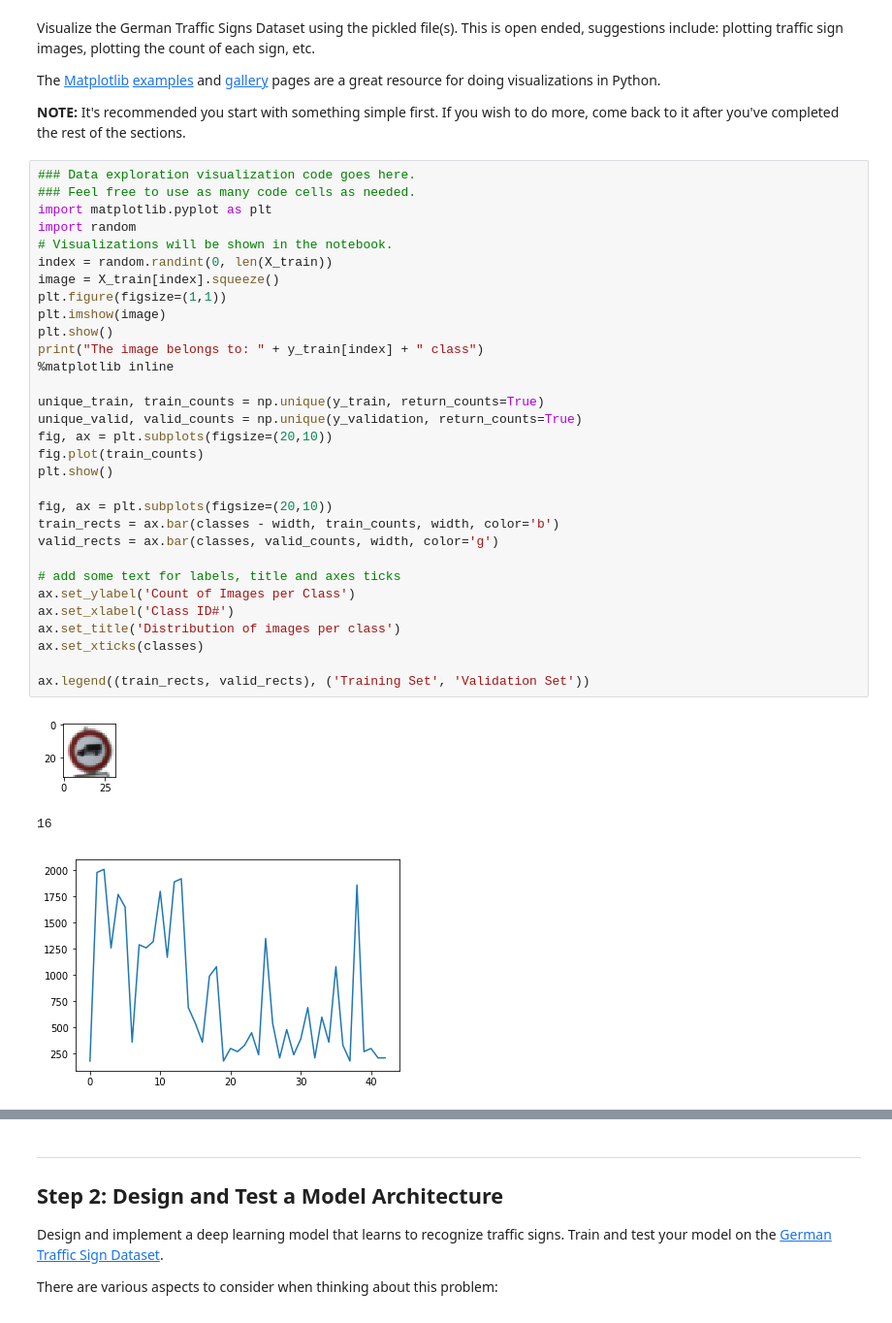
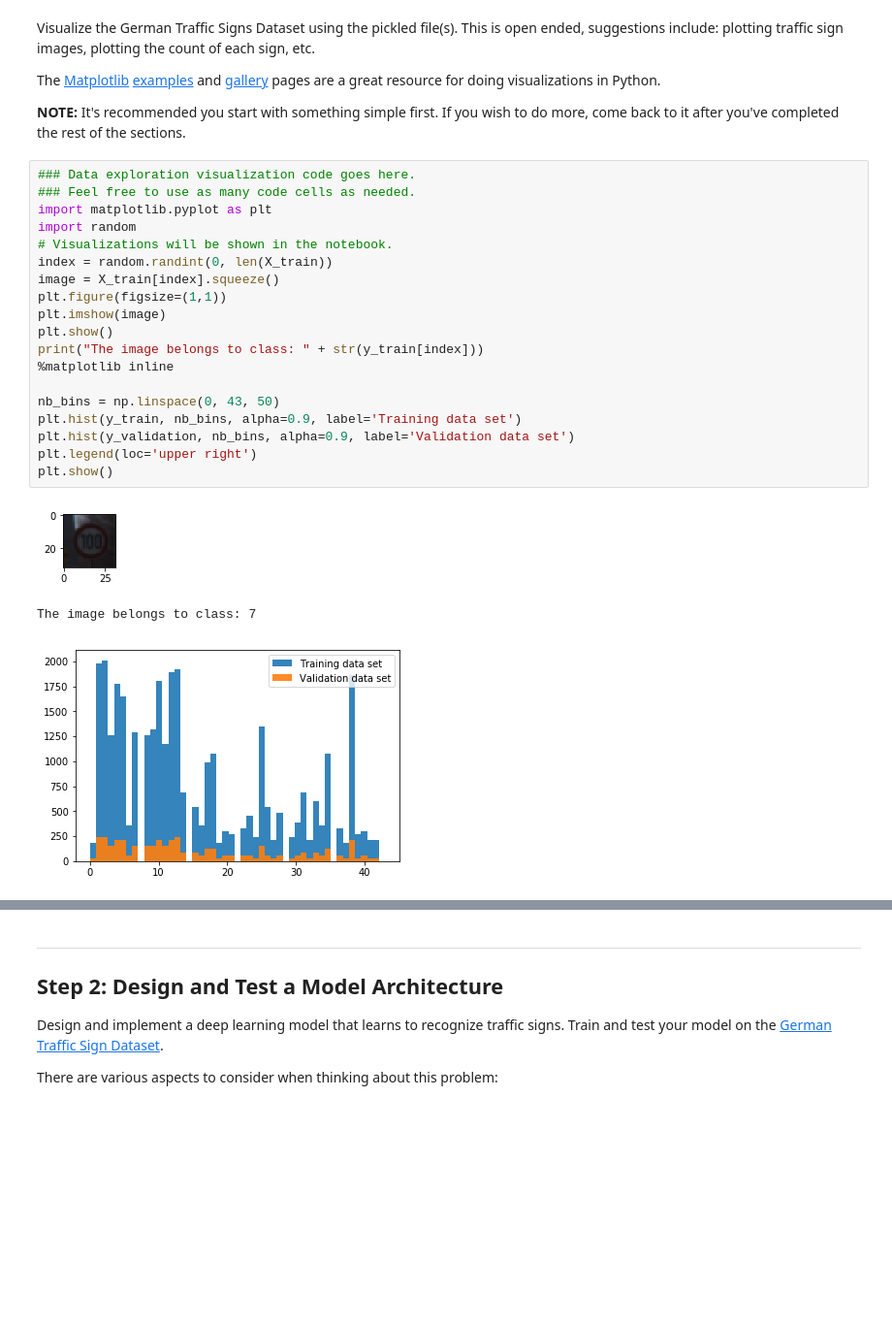
Before and after one commit to sohonisaurabh/self-learning, a Jupyter notebook: Udacity - SDCND/Term-I/projects/Traffic_Sign_Classifier/Traffic_Sign_Classifier-revisited.ipynb, the cells around one changed output, grey strips where cells are left out. Shown: that part at 97% size. Drawn from its saved outputs; the diff is of its cells as text; blank space fills up the shorter version.

```diff
--- a/Udacity - SDCND/Term-I/projects/Traffic_Sign_Classifier/Traffic_Sign_Classifier-revisited.ipynb
+++ b/Udacity - SDCND/Term-I/projects/Traffic_Sign_Classifier/Traffic_Sign_Classifier-revisited.ipynb
@@ -98,35 +96,23 @@ The [Matplotlib](http://matplotlib.org/) [examples](http://matplotlib.org/exampl
 # %%
 ### Data exploration visualization code goes here.
 ### Feel free to use as many code cells as needed.
 import matplotlib.pyplot as plt
 import random
 # Visualizations will be shown in the notebook.
 index = random.randint(0, len(X_train))
 image = X_train[index].squeeze()
 plt.figure(figsize=(1,1))
 plt.imshow(image)
 plt.show()
-print("The image belongs to: " + y_train[index] + " class")
+print("The image belongs to class: " + str(y_train[index]))
 %matplotlib inline
 
-unique_train, train_counts = np.unique(y_train, return_counts=True)
-unique_valid, valid_counts = np.unique(y_validation, return_counts=True)
-fig, ax = plt.subplots(figsize=(20,10))
-fig.plot(train_counts)
+nb_bins = np.linspace(0, 43, 50)
+plt.hist(y_train, nb_bins, alpha=0.9, label='Training data set')
+plt.hist(y_validation, nb_bins, alpha=0.9, label='Validation data set')
+plt.legend(loc='upper right')
 plt.show()
-
-fig, ax = plt.subplots(figsize=(20,10))
-train_rects = ax.bar(classes - width, train_counts, width, color='b')
-valid_rects = ax.bar(classes, valid_counts, width, color='g')
-
-# add some text for labels, title and axes ticks
-ax.set_ylabel('Count of Images per Class')
-ax.set_xlabel('Class ID#')
-ax.set_title('Distribution of images per class')
-ax.set_xticks(classes)
-
-ax.legend((train_rects, valid_rects), ('Training Set', 'Validation Set'))
 # %% [output]
-[figure, old version]
+[figure, new version]
-16
+The image belongs to class: 7
-[figure, old version]
+[figure, new version]
```
Also changed, not shown: parts of 27 cells of this notebook, 8 other files.
